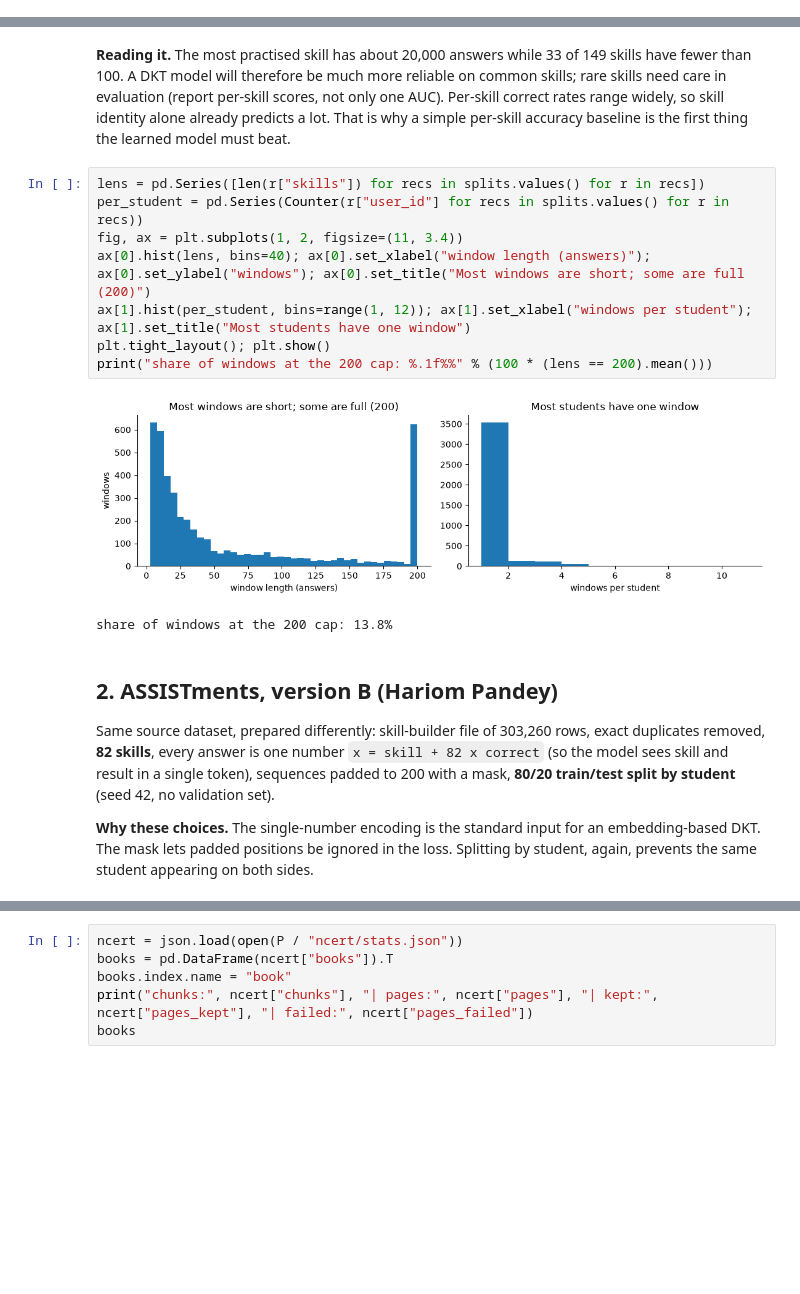
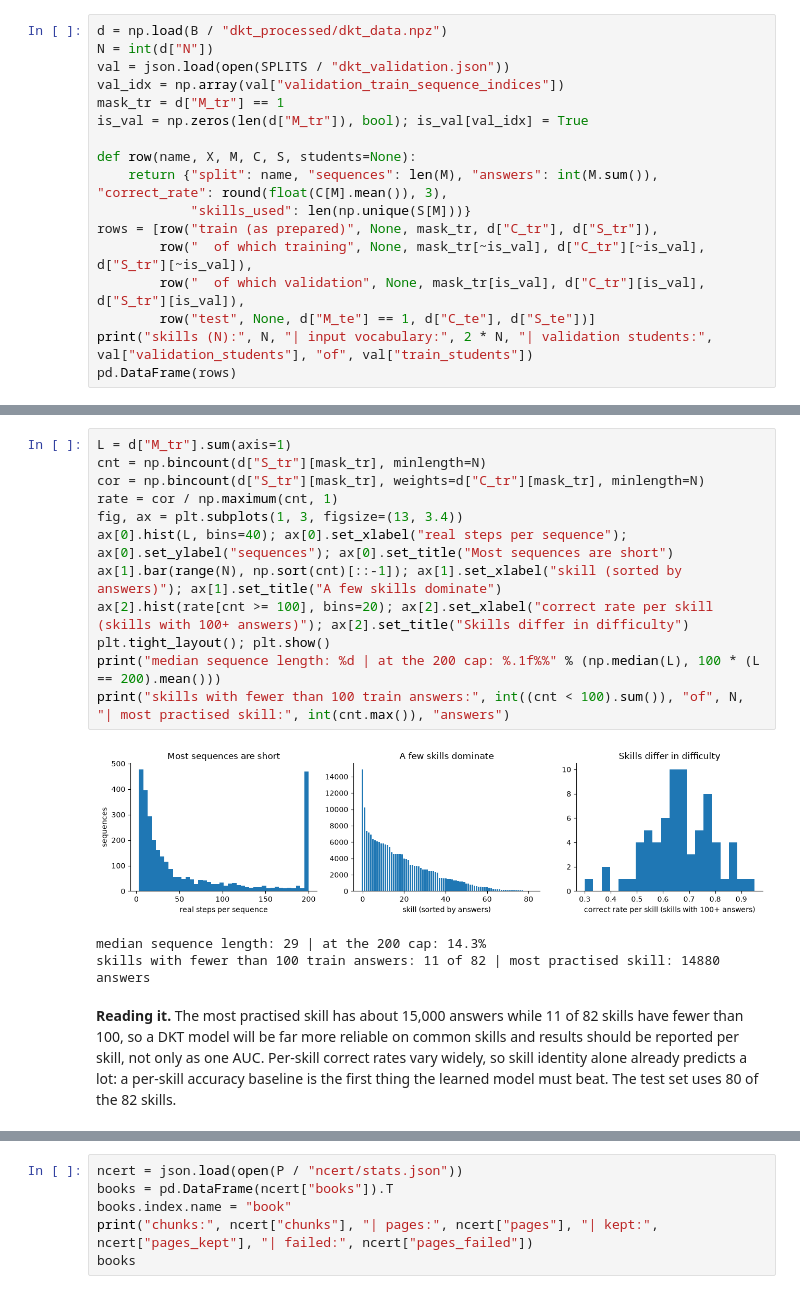
Before and after one commit to Hariomkr147/Group-2-DS-and-AI-Lab-Project, a Jupyter notebook: docs/milestone-2/Milestone2_EDA.ipynb, the cells around one changed output, grey strips where cells are left out. Saved outputs shown, nothing was run; the diff lists cells and outputs as text; blank space fills up the shorter version.

Commit message:
milestone 2: use Hariom Pandey's data for ASSISTments and chat corpus; derive validation splits; update report, notebook, slides

```diff
--- a/docs/milestone-2/Milestone2_EDA.ipynb
+++ b/docs/milestone-2/Milestone2_EDA.ipynb
@@ -115,0 +52,17 @@ skills with fewer than 100 train answers: 33 of 149
+# %%
+d = np.load(B / "dkt_processed/dkt_data.npz")
+N = int(d["N"])
+val = json.load(open(SPLITS / "dkt_validation.json"))
+val_idx = np.array(val["validation_train_sequence_indices"])
+mask_tr = d["M_tr"] == 1
+is_val = np.zeros(len(d["M_tr"]), bool); is_val[val_idx] = True
+
+def row(name, X, M, C, S, students=None):
+    return {"split": name, "sequences": len(M), "answers": int(M.sum()), "correct_rate": round(float(C[M].mean()), 3),
+            "skills_used": len(np.unique(S[M]))}
+rows = [row("train (as prepared)", None, mask_tr, d["C_tr"], d["S_tr"]),
+        row("  of which training", None, mask_tr[~is_val], d["C_tr"][~is_val], d["S_tr"][~is_val]),
+        row("  of which validation", None, mask_tr[is_val], d["C_tr"][is_val], d["S_tr"][is_val]),
+        row("test", None, d["M_te"] == 1, d["C_te"], d["S_te"])]
+print("skills (N):", N, "| input vocabulary:", 2 * N, "| validation students:", val["validation_students"], "of", val["train_students"])
+pd.DataFrame(rows)
@@ -116,25 +96,20 @@ skills with fewer than 100 train answers: 33 of 149
+# %%
+L = d["M_tr"].sum(axis=1)
+cnt = np.bincount(d["S_tr"][mask_tr], minlength=N)
+cor = np.bincount(d["S_tr"][mask_tr], weights=d["C_tr"][mask_tr], minlength=N)
+rate = cor / np.maximum(cnt, 1)
+fig, ax = plt.subplots(1, 3, figsize=(13, 3.4))
+ax[0].hist(L, bins=40); ax[0].set_xlabel("real steps per sequence"); ax[0].set_ylabel("sequences"); ax[0].set_title("Most sequences are short")
+ax[1].bar(range(N), np.sort(cnt)[::-1]); ax[1].set_xlabel("skill (sorted by answers)"); ax[1].set_title("A few skills dominate")
+ax[2].hist(rate[cnt >= 100], bins=20); ax[2].set_xlabel("correct rate per skill (skills with 100+ answers)"); ax[2].set_title("Skills differ in difficulty")
+plt.tight_layout(); plt.show()
+print("median sequence length: %d | at the 200 cap: %.1f%%" % (np.median(L), 100 * (L == 200).mean()))
+print("skills with fewer than 100 train answers:", int((cnt < 100).sum()), "of", N, "| most practised skill:", int(cnt.max()), "answers")
+# %% [output]
+[figure, added]
+median sequence length: 29 | at the 200 cap: 14.3%
+skills with fewer than 100 train answers: 11 of 82 | most practised skill: 14880 answers
 # %% [markdown]
-**Reading it.** The most practised skill has about 20,000 answers while 33 of 149 skills have fewer than 100. A DKT model will
-therefore be much more reliable on common skills; rare skills need care in evaluation (report per-skill scores, not only one AUC).
-Per-skill correct rates range widely, so skill identity alone already predicts a lot. That is why a simple per-skill accuracy baseline is
-the first thing the learned model must beat.
+**Reading it.** The most practised skill has about 15,000 answers while 11 of 82 skills have fewer than 100, so a DKT model will be far more
+reliable on common skills and results should be reported per skill, not only as one AUC. Per-skill correct rates vary widely, so skill identity
+alone already predicts a lot: a per-skill accuracy baseline is the first thing the learned model must beat. The test set uses 80 of the 82 skills.
-# %%
-lens = pd.Series([len(r["skills"]) for recs in splits.values() for r in recs])
-per_student = pd.Series(Counter(r["user_id"] for recs in splits.values() for r in recs))
-fig, ax = plt.subplots(1, 2, figsize=(11, 3.4))
-ax[0].hist(lens, bins=40); ax[0].set_xlabel("window length (answers)"); ax[0].set_ylabel("windows"); ax[0].set_title("Most windows are short; some are full (200)")
-ax[1].hist(per_student, bins=range(1, 12)); ax[1].set_xlabel("windows per student"); ax[1].set_title("Most students have one window")
-plt.tight_layout(); plt.show()
-print("share of windows at the 200 cap: %.1f%%" % (100 * (lens == 200).mean()))
-# %% [output]
-[figure, removed]
-share of windows at the 200 cap: 13.8%
-# %% [markdown]
-## 2. ASSISTments, version B (Hariom Pandey)
-
-Same source dataset, prepared differently: skill-builder file of 303,260 rows, exact duplicates removed, **82 skills**, every answer is one
-number `x = skill + 82 x correct` (so the model sees skill and result in a single token), sequences padded to 200 with a mask,
-**80/20 train/test split by student** (seed 42, no validation set).
-
-**Why these choices.** The single-number encoding is the standard input for an embedding-based DKT. The mask lets padded positions be
-ignored in the loss. Splitting by student, again, prevents the same student appearing on both sides.
```
Also changed, not shown: parts of 28 cells of this notebook, 13 other files.
